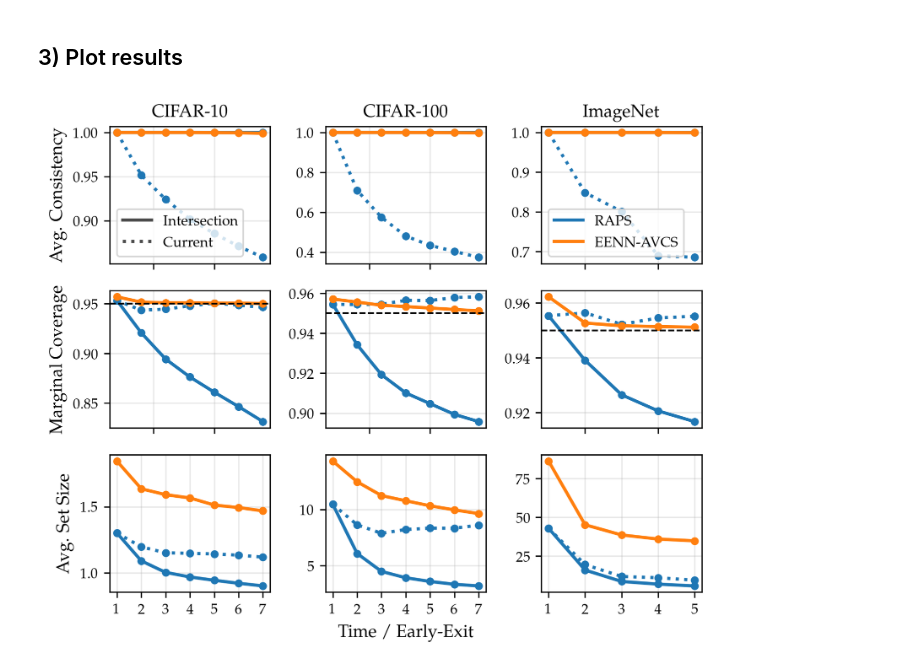
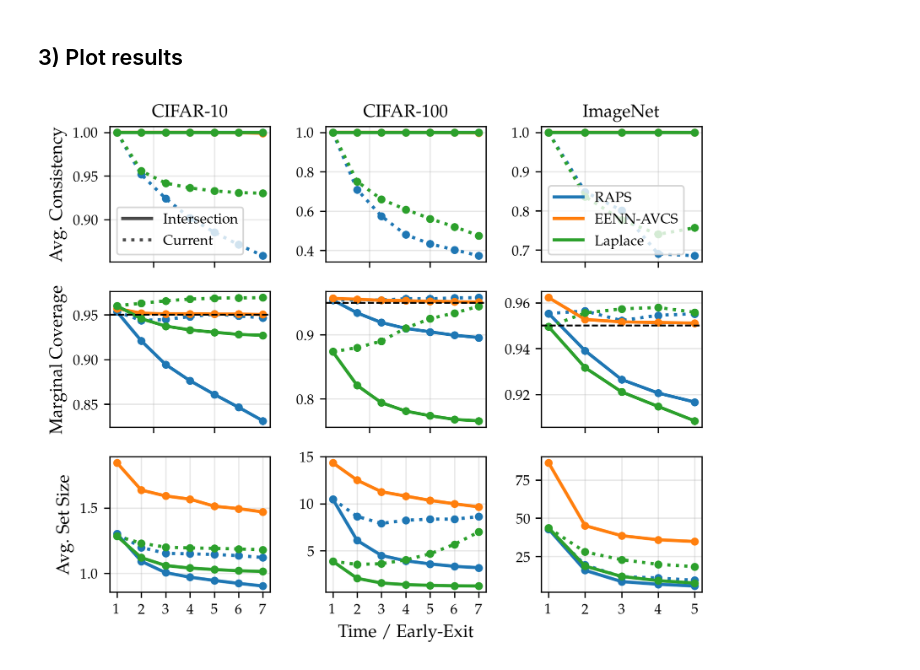
Before and after one commit to metodj/EENN-AVCS, a Jupyter notebook: classification_msdnet.ipynb, the cells around one changed output. Cells and saved outputs as stored; diff of their text form; code cells hidden in the pictures.

```diff
--- a/classification_msdnet.ipynb
+++ b/classification_msdnet.ipynb
@@ -83,8 +80,18 @@ Users of the modes 'nearest', 'lower', 'higher', or 'midpoint' are encouraged to
 # %% [markdown]
 ## 3) Plot results
+# %%
+C_LAPLACE = {'CIFAR_10': {'consistency': [1.        , 0.95567667, 0.94185262, 0.93620583, 0.9328019 ,
+0.93084833, 0.93020333], 'sizes': [1.2844, 1.2303, 1.1996, 1.1937, 1.1904, 1.1857, 1.1803], 'coverage': [0.9599, 0.9627, 0.9654, 0.9675, 0.9685, 0.9688, 0.9691]},
+             'CIFAR_100': {'consistency': [1., 0.75065544, 0.66007023, 0.60819047, 0.56154896,
+0.52047828, 0.47549149], 'sizes': [3.8679, 3.5309, 3.6027, 4.0116, 4.6581, 5.6743, 6.9933], 'coverage': [0.8736, 0.8799, 0.8902, 0.9106, 0.9253, 0.9341, 0.9447]},
+             'ImageNet': {'consistency': [1. , 0.83629903, 0.77660886, 0.73972643, 0.7565029 ], 'sizes': [43.6209 , 27.93284, 22.82906, 19.85656, 18.32186], 'coverage': [0.9495 , 0.95552, 0.95732, 0.95792, 0.95582]}}
+
+C_LAPLACE_INTERSECT = {'CIFAR_10': {'consistency': [1., 1., 1., 1., 1., 1., 1.], 'sizes': [1.2844, 1.1192, 1.0591, 1.0398, 1.0285, 1.0191, 1.0144], 'coverage': [0.9599, 0.9455, 0.9373, 0.933 , 0.9304, 0.928 , 0.927 ]},
+                       'CIFAR_100': {'consistency': [1., 1., 1., 1., 1., 1., 1.], 'sizes': [3.8679, 2.0505, 1.5499, 1.3788, 1.3011, 1.2542, 1.2312], 'coverage': [0.8736, 0.8209, 0.7939, 0.7807, 0.7735, 0.7677, 0.7655]},
+                       'ImageNet': {'consistency': [1., 1., 1., 1., 1.], 'sizes': [43.6209 , 18.6902 , 11.92742, 9.168 , 7.60886], 'coverage':  [0.9495 , 0.93166, 0.9211 , 0.91474, 0.90846]}}
 # %%
 f_ls = lambda x: '-' if ('intersect' in x or 'AVCS' in x) else 'dotted'
-f_color = lambda x: 'tab:blue' if 'RAPS' in x else 'tab:orange'
+COLOR_DICT = {'RAPS': 'tab:blue', 'RAPS-intersect': 'tab:blue', 'EENN-AVCS': 'tab:orange', 'Laplace': 'tab:green', 'Laplace-intersect': 'tab:green'}
 
 fig, ax = plt.subplots(3, 3, figsize=(6, 5))
 
@@ -92,23 +99,27 @@ for i, dataset in enumerate(['CIFAR_10', 'CIFAR_100', 'ImageNet']):
     L = 5 if dataset == 'ImageNet' else 7
     exits = [l + 1 for l in range(L)]
 
-    for label, c_arr in zip(['RAPS', 'RAPS-intersect', 'EENN-AVCS'], [C_RAPS, C_RAPS_INTERSECT, C_AVCS]):
+    for label, c_arr in zip(['RAPS', 'RAPS-intersect', 'EENN-AVCS', 'Laplace', 'Laplace-intersect'],
+                            [C_RAPS, C_RAPS_INTERSECT, C_AVCS, C_LAPLACE, C_LAPLACE_INTERSECT]):
 
-        consistency = np.array([consistency_classifciation(c_arr[dataset][0][i]) for i in range(len(c_arr[dataset][0]))]).mean(axis=0)
+        if 'Laplace' in label:
+            consistency = c_arr[dataset]['consistency']
+            coverage = c_arr[dataset]['coverage']
+            sizes = c_arr[dataset]['sizes']
+        else:
+            consistency = np.array([consistency_classifciation(c_arr[dataset][0][i]) for i in range(len(c_arr[dataset][0]))]).mean(axis=0)
+            coverage = marignal_coverage_classification(c_arr[dataset][0], c_arr[dataset][1])
+            sizes = sizes_classification(c_arr[dataset][0])
+            sizes = np.array(sizes).mean(axis=0)
 
-        ax[0, i].plot(exits, consistency, label=label, color=f_color(label), ls=f_ls(label), marker='o', ms=4, lw=2)
+        ax[0, i].plot(exits, consistency, label=label, color=COLOR_DICT[label], ls=f_ls(label), marker='o', ms=4, lw=2)
         ax[0, i].tick_params(labelbottom=False)
 
-        coverage = marignal_coverage_classification(c_arr[dataset][0], c_arr[dataset][1])
-
-        ax[1, i].plot(exits, coverage, label=label, color=f_color(label), ls=f_ls(label), marker='o', ms=4, lw=2)
+        ax[1, i].plot(exits, coverage, label=label, color=COLOR_DICT[label], ls=f_ls(label), marker='o', ms=4, lw=2)
         ax[1, i].axhline(y=1 - ALPHA, color='black', linestyle='--')
         ax[1, i].tick_params(labelbottom=False)
 
-        sizes = sizes_classification(c_arr[dataset][0])
-        sizes = np.array(sizes).mean(axis=0)
-
-        ax[2, i].plot(exits, sizes, label=label, ls=f_ls(label), color=f_color(label), marker='o', ms=4, lw=2)
+        ax[2, i].plot(exits, sizes, label=label, ls=f_ls(label), color=COLOR_DICT[label], marker='o', ms=4, lw=2)
         ax[2, i].set_xticks(exits)
         ax[2, i].tick_params(labelbottom=True)
 
@@ -117,31 +128,33 @@ for i, dataset in enumerate(['CIFAR_10', 'CIFAR_100', 'ImageNet']):
 ax[0, 0].set_ylabel('Avg. Consistency')
 ax[1, 0].set_ylabel('Marginal Coverage')
 ax[2, 0].set_ylabel('Avg. Set Size')
 
 ax[2, 1].set_xlabel('Time / Early-Exit')
 
 lines1 = [
     Line2D([0], [0], color='black', lw=2, linestyle='-', alpha=0.7),
     Line2D([0], [0], color='black', lw=2, linestyle='dotted', alpha=0.7),
 ]
 labels1 = [
     "Intersection",
     "Current"
 ]
 
 lines2 = [
     Line2D([0], [0], color='tab:blue', lw=2, linestyle='-'),
     Line2D([0], [0], color='tab:orange', lw=2, linestyle='-'),
+    Line2D([0], [0], color='tab:green', lw=2, linestyle='-'),
 ]
 labels2 = [
     "RAPS",
     "EENN-AVCS",
+    "Laplace"
 ]
 
 legend1 = ax[0, 0].legend(lines1, labels1, loc='lower left')
 legend2 = ax[0, 2].legend(lines2, labels2, loc='lower left')
 
 plt.tight_layout()
 plt.show()
 # %% [output]
-[figure, old version]
+[figure, new version]
```
Also changed, not shown: parts of 1 cell of this notebook, 1 other file.
